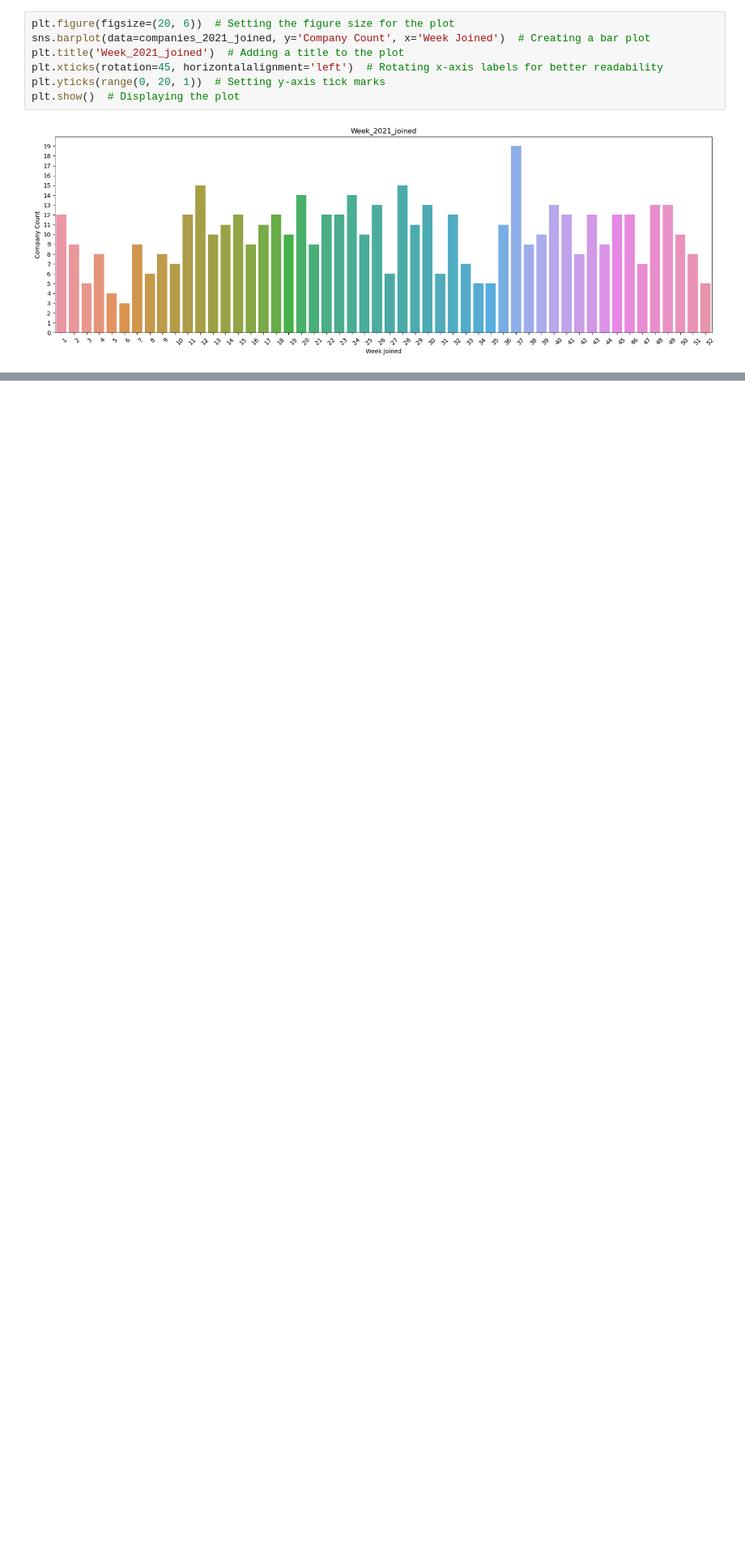
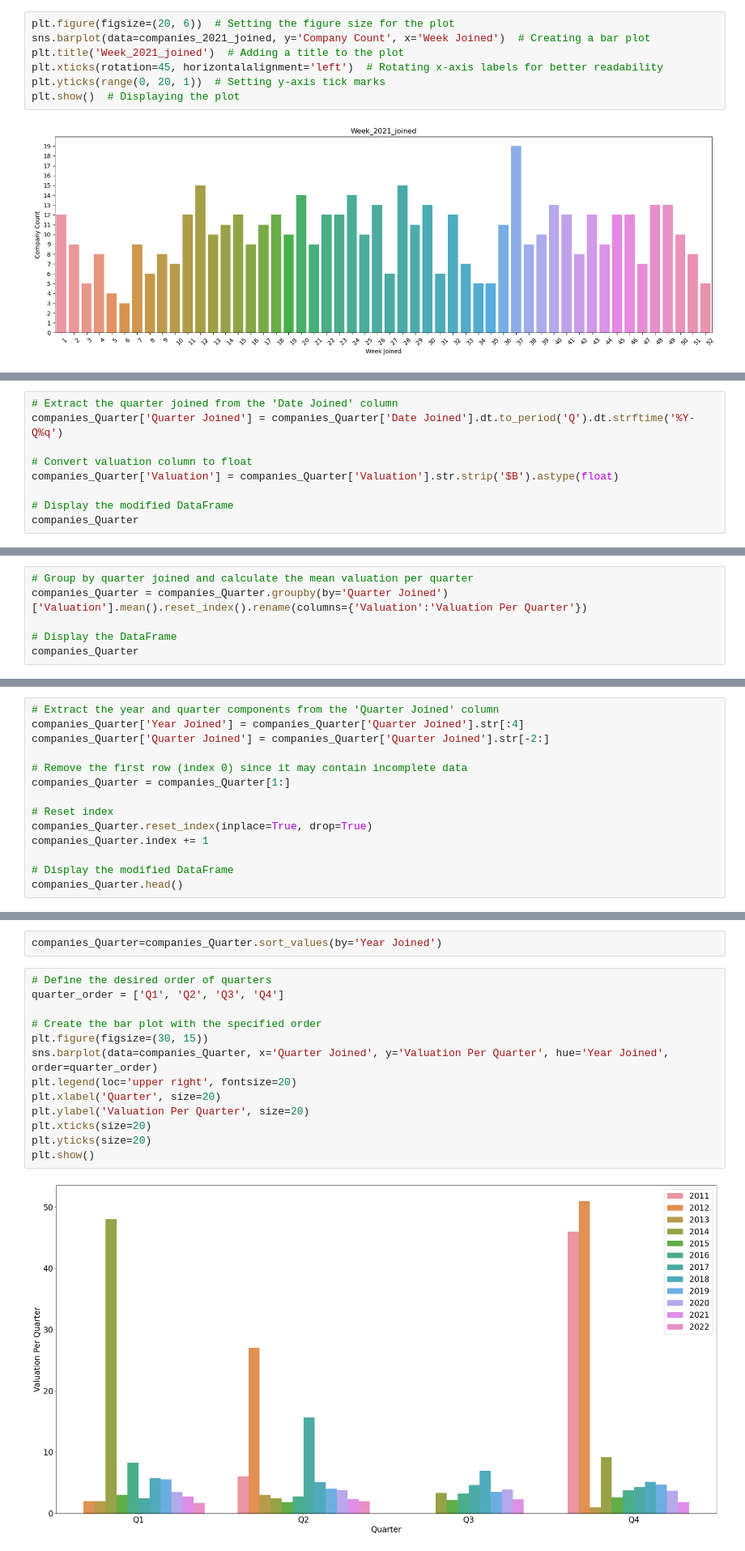
Before and after one commit to aayusht200/KaggleProjects, a Jupyter notebook: Unicorn_Companies/unicorn_analysis.ipynb, the cells around one changed output, grey strips where cells are left out. Shown at 81% size. Saved outputs shown, nothing was run; the diff lists cells and outputs as text; blank space fills up the shorter version.

```diff
--- a/Unicorn_Companies/unicorn_analysis.ipynb
+++ b/Unicorn_Companies/unicorn_analysis.ipynb
@@ -396,0 +455,9 @@ plt.show()  # Displaying the plot
+# %%
+# Extract the quarter joined from the 'Date Joined' column
+companies_Quarter['Quarter Joined'] = companies_Quarter['Date Joined'].dt.to_period('Q').dt.strftime('%Y-Q%q')
+
+# Convert valuation column to float
+companies_Quarter['Valuation'] = companies_Quarter['Valuation'].str.strip('$B').astype(float)
+
+# Display the modified DataFrame
+companies_Quarter
@@ -396,0 +478,6 @@ plt.show()  # Displaying the plot
+# %%
+# Group by quarter joined and calculate the mean valuation per quarter
+companies_Quarter = companies_Quarter.groupby(by='Quarter Joined')['Valuation'].mean().reset_index().rename(columns={'Valuation':'Valuation Per Quarter'})
+
+# Display the DataFrame
+companies_Quarter
@@ -396,0 +502,14 @@ plt.show()  # Displaying the plot
+# %%
+# Extract the year and quarter components from the 'Quarter Joined' column
+companies_Quarter['Year Joined'] = companies_Quarter['Quarter Joined'].str[:4]
+companies_Quarter['Quarter Joined'] = companies_Quarter['Quarter Joined'].str[-2:]
+
+# Remove the first row (index 0) since it may contain incomplete data
+companies_Quarter = companies_Quarter[1:]
+
+# Reset index
+companies_Quarter.reset_index(inplace=True, drop=True)
+companies_Quarter.index += 1
+
+# Display the modified DataFrame
+companies_Quarter.head()
@@ -396,0 +523,17 @@ plt.show()  # Displaying the plot
+# %%
+companies_Quarter=companies_Quarter.sort_values(by='Year Joined')
+# %%
+# Define the desired order of quarters
+quarter_order = ['Q1', 'Q2', 'Q3', 'Q4']
+
+# Create the bar plot with the specified order
+plt.figure(figsize=(30, 15))
+sns.barplot(data=companies_Quarter, x='Quarter Joined', y='Valuation Per Quarter', hue='Year Joined', order=quarter_order)
+plt.legend(loc='upper right', fontsize=20)
+plt.xlabel('Quarter', size=20)
+plt.ylabel('Valuation Per Quarter', size=20)
+plt.xticks(size=20)
+plt.yticks(size=20)
+plt.show()
+# %% [output]
+[figure, added]
```
Also changed, not shown: parts of 13 cells of this notebook, 3 other files.
